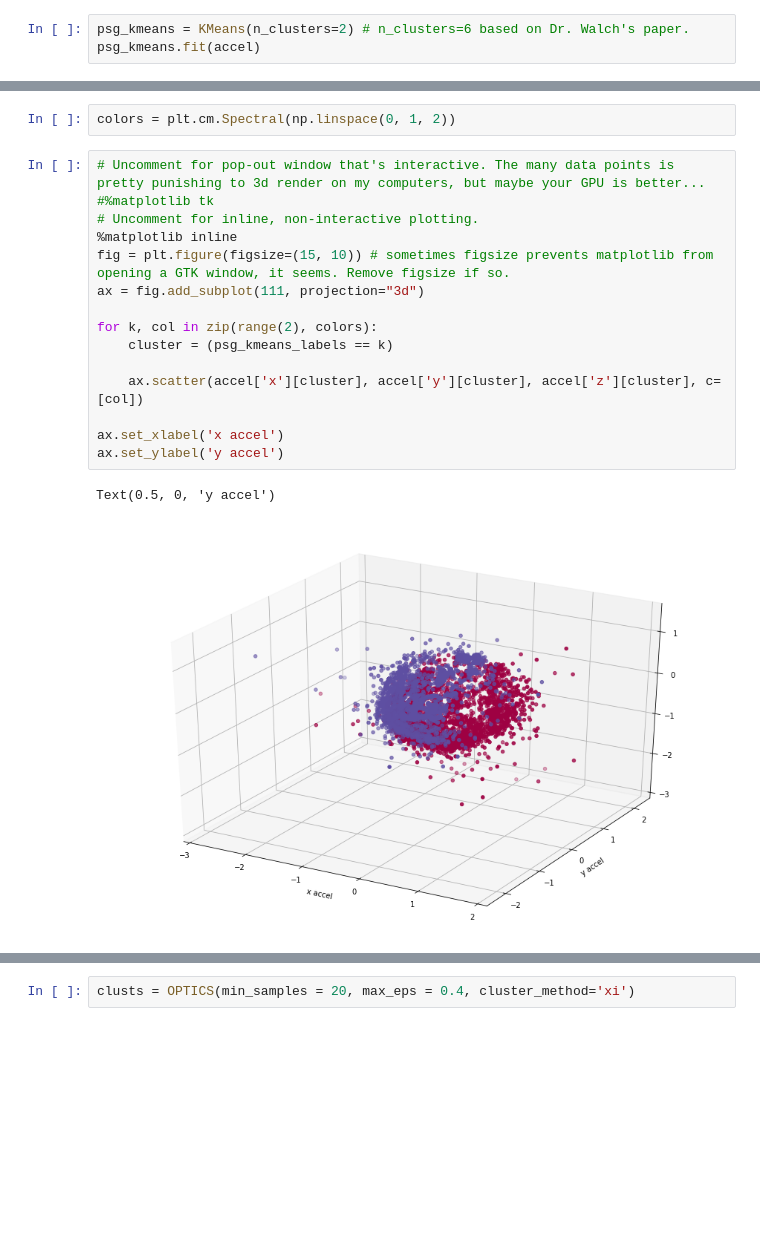
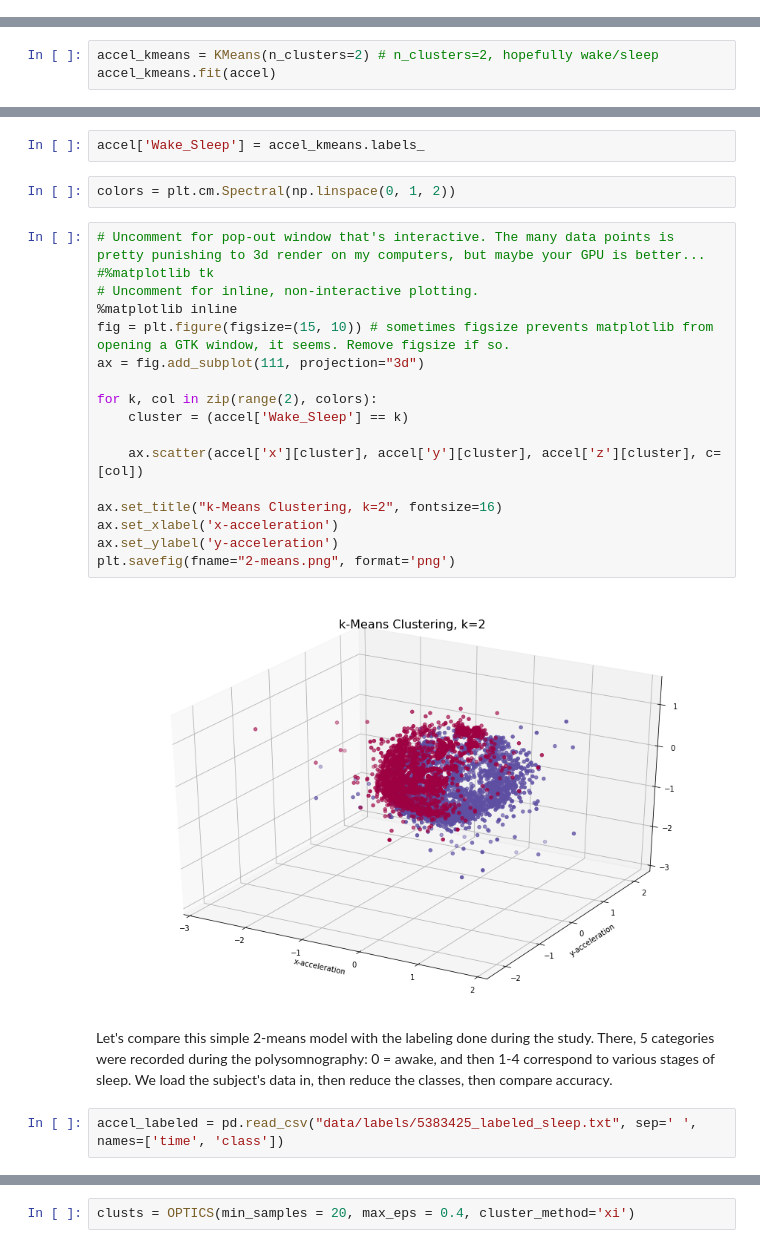
Before and after one commit to ericcanton/sleep_classifiers_accel_ML, a Jupyter notebook: unsupervised.ipynb, the cells around one changed output, grey strips where cells are left out. Saved outputs shown, nothing was run; the diff lists cells and outputs as text; blank space fills up the shorter version.

Commit message:
Add OPTICS and DBSCAN. Analyze Kmeans.

```diff
--- a/unsupervised.ipynb
+++ b/unsupervised.ipynb
@@ -29,6 +30,3 @@ from tensorflow import keras
 # Load just one of the participant's data.
 accel = pd.read_csv("data/motion/5383425_acceleration.txt", sep=' ', names=['time', 'x', 'y', 'z'])
 accel = accel.set_index('time') # Allows for intuitive time-based selection of entries using accel.loc[start_time:end_time]
-# %%
-psg_kmeans = KMeans(n_clusters=2) # n_clusters=6 based on Dr. Walch's paper.
-psg_kmeans.fit(accel)
@@ -40,0 +33,3 @@ psg_kmeans_labels = psg_kmeans.labels_
+# %%
+accel_kmeans = KMeans(n_clusters=2) # n_clusters=2, hopefully wake/sleep
+accel_kmeans.fit(accel)
@@ -41,20 +40,27 @@ psg_kmeans_labels = psg_kmeans.labels_
+# %%
+accel['Wake_Sleep'] = accel_kmeans.labels_
 # %%
 colors = plt.cm.Spectral(np.linspace(0, 1, 2))
 # %%
 # Uncomment for pop-out window that's interactive. The many data points is pretty punishing to 3d render on my computers, but maybe your GPU is better...
 #%matplotlib tk
 # Uncomment for inline, non-interactive plotting.
 %matplotlib inline
 fig = plt.figure(figsize=(15, 10)) # sometimes figsize prevents matplotlib from opening a GTK window, it seems. Remove figsize if so.
 ax = fig.add_subplot(111, projection="3d")
 
 for k, col in zip(range(2), colors):
-    cluster = (psg_kmeans_labels == k)
+    cluster = (accel['Wake_Sleep'] == k)
 
     ax.scatter(accel['x'][cluster], accel['y'][cluster], accel['z'][cluster], c=[col])
 
-ax.set_xlabel('x accel')
-ax.set_ylabel('y accel')
+ax.set_title("k-Means Clustering, k=2", fontsize=16)
+ax.set_xlabel('x-acceleration')
+ax.set_ylabel('y-acceleration')
+plt.savefig(fname="2-means.png", format='png')
 # %% [output]
-Text(0.5, 0, 'y accel')
-[figure, old version]
+[figure, new version]
+# %% [markdown]
+Let's compare this simple 2-means model with the labeling done during the study. There, 5 categories were recorded during the polysomnography: 0 = awake, and then 1-4 correspond to various stages of sleep. We load the subject's data in, then reduce the classes, then compare accuracy.
+# %%
+accel_labeled = pd.read_csv("data/labels/5383425_labeled_sleep.txt", sep=' ', names=['time', 'class'])
```
Also changed, not shown: parts of 35 cells of this notebook.
